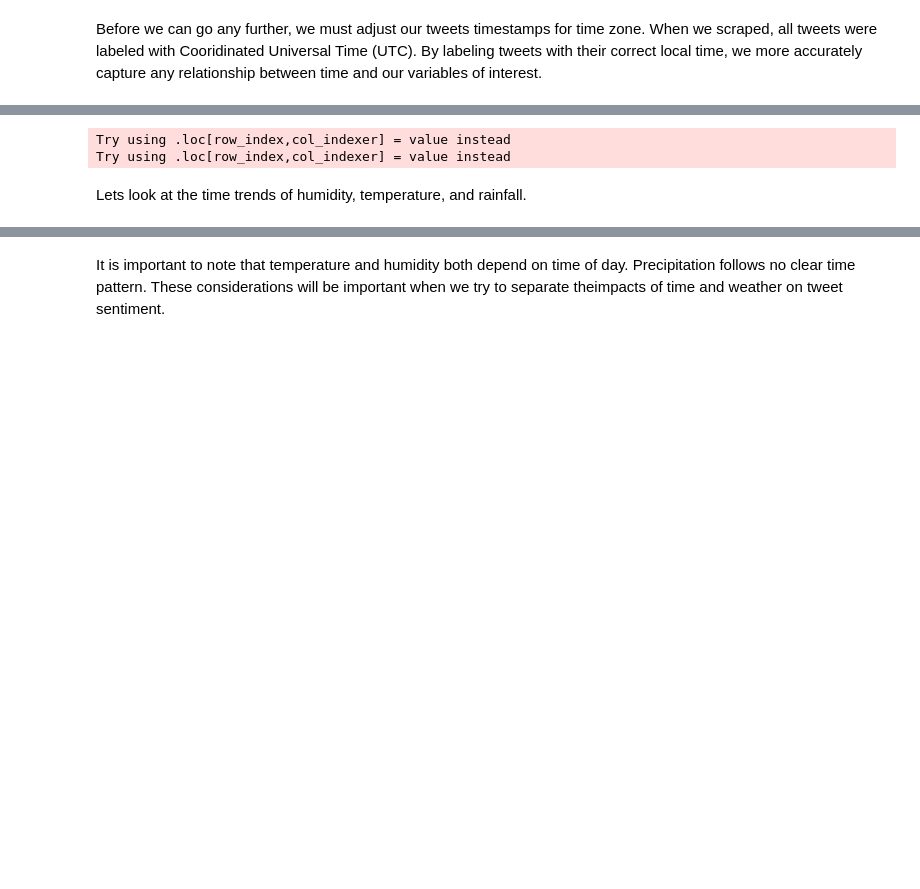
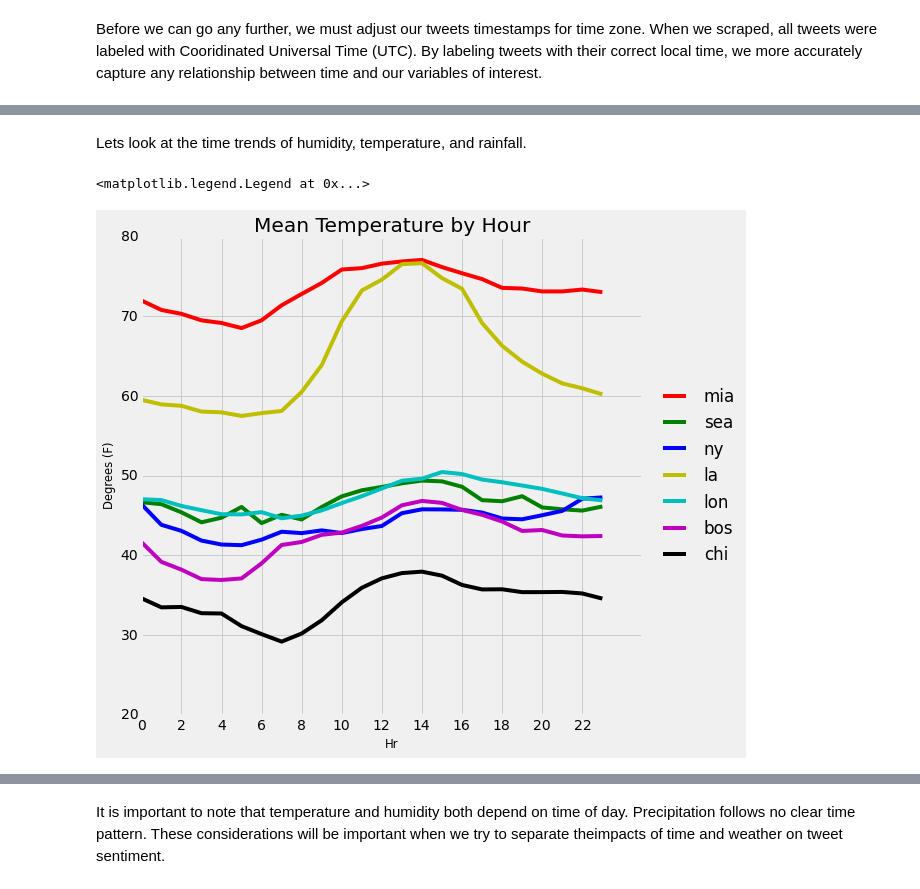
Before and after one commit to a-campbell/Twitter_Weather_Project, a Jupyter notebook: Sentiment and Weather Merge.ipynb, the cells around one changed output, grey strips where cells are left out. Drawn from its saved outputs; the diff is of its cells as text; code cells hidden in the pictures; blank space fills up the shorter version.

```diff
--- a/Sentiment and Weather Merge.ipynb
+++ b/Sentiment and Weather Merge.ipynb
@@ -419,17 +450,39 @@ mct = dt.timedelta(hours=6)
-# %%
-#Correct for time zone
-#Caution: This takes like 15 mins
-
-for i in range(0,len(tw.DateUTC)):
-    if tw.City[i] in ['ny', 'bos', 'mia']:
-        tw.DateTZ[i] = tw.DateUTC[i] - est
-    elif tw.City[i] in ['la', 'sea']:
-        tw.DateTZ[i] = tw.DateUTC[i] - pct
-    elif tw.City[i] in ['chi']:
-        tw.DateTZ[i] = tw.DateUTC[i] - mct
-# %% [output]
-Try using .loc[row_index,col_indexer] = value instead
-Try using .loc[row_index,col_indexer] = value instead
+# %%
+#Sorry for the hackish way of changing DateTZ.
+#We had a nice loop that did the job but sometimes crashed the kernel.
+tw['DateTZ'] = tw.DateUTC
+m = tw[tw.City == 'chi']
+p = tw[tw.City.isin(['la', 'sea'])]
+e = tw[tw.City.isin(['ny', 'bos', 'mia'])]
+l = tw[tw.City == 'lon']
+
+m.DateTZ = m.DateTZ - mct
+p.DateTZ = p.DateTZ - pct
+e.DateTZ = e.DateTZ - est
+
+tw = pd.concat([m,p,e,l])
+# %%
+tw.reset_index(inplace=True)
+tw.drop('index', axis = 1, inplace=True)
 # %% [markdown]
 Lets look at the time trends of humidity, temperature, and rainfall.
+# %%
+citynames = ["mia", "sea", "ny", "la", "lon", "bos", "chi"]
+tw['Hours'] = pd.DatetimeIndex(tw.DateTZ).hour
+
+#mean temperature by time across cities
+plt.rc('axes', color_cycle=['r', 'g', 'b', 'y','c', 'm', 'k'])
+fig,ax = plt.subplots(figsize=(8,8))
+
+for i in citynames:
+    xx = tw[tw.City == i].groupby(by=tw[tw.City == i].Hours).mean()
+    plt.plot(xx.Hours.values, xx.TemperatureF.values, label=i)
+plt.xlabel("Hr", size="small")
+plt.ylabel("Degrees (F)", size="small")
+plt.title('Mean Temperature by Hour')
+plt.xticks(np.arange(0,23,2))
+plt.legend(loc='center left', bbox_to_anchor=(1, 0.5) )
+# %% [output]
+<matplotlib.legend.Legend at 0x...>
+[figure, added]
 # %%
```
Also changed, not shown: parts of 58 cells of this notebook, 1 other file.
